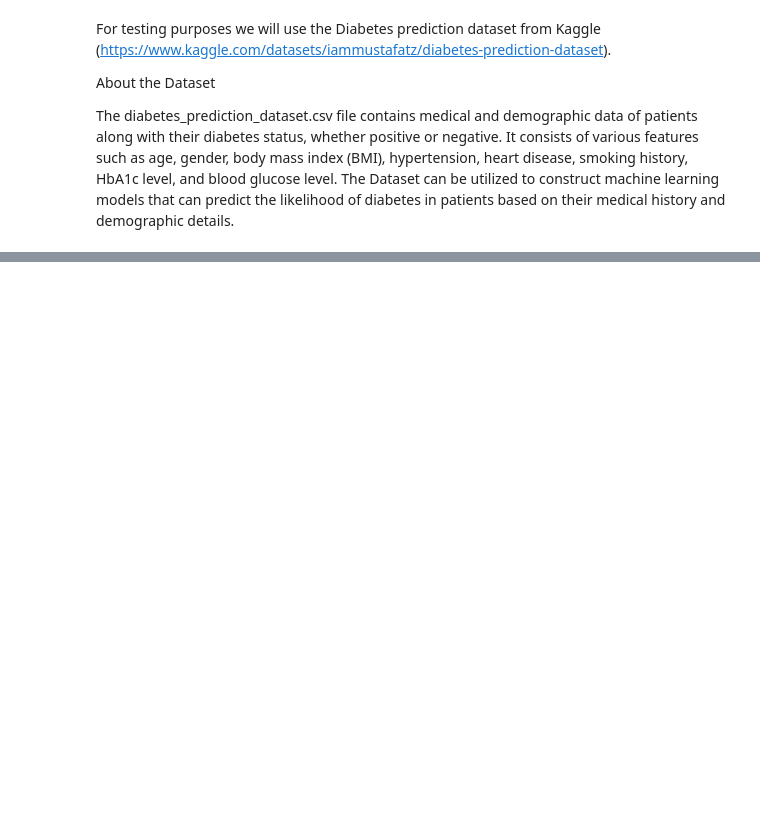
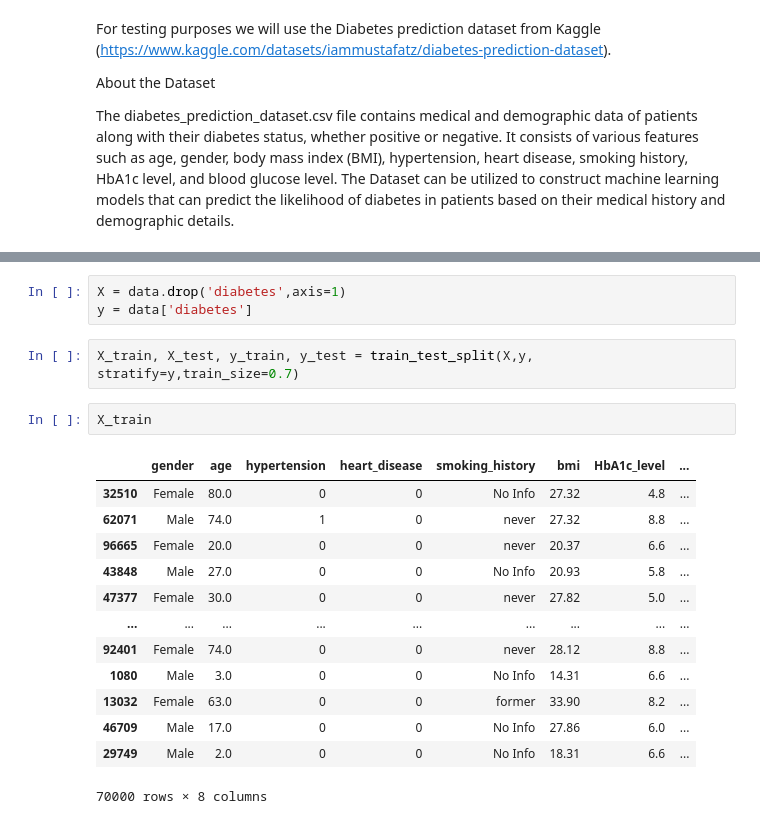
Before and after one commit to PeterOstr/kanagawa, a Jupyter notebook: hyper_tune.ipynb, the cells around one changed output, grey strips where cells are left out. Drawn from its saved outputs; the diff is of its cells as text; blank space fills up the shorter version.

```diff
--- a/hyper_tune.ipynb
+++ b/hyper_tune.ipynb
@@ -33,0 +60,21 @@ data
+# %%
+X = data.drop('diabetes',axis=1)
+y = data['diabetes']
+# %%
+X_train, X_test, y_train, y_test = train_test_split(X,y, stratify=y,train_size=0.7)
+# %%
+X_train
+# %% [output]
+|  | gender | age | hypertension | heart_disease | smoking_history | bmi | HbA1c_level | ... |
+| 32510 | Female | 80.0 | 0 | 0 | No Info | 27.32 | 4.8 | ... |
+| 62071 | Male | 74.0 | 1 | 0 | never | 27.32 | 8.8 | ... |
+| 96665 | Female | 20.0 | 0 | 0 | never | 20.37 | 6.6 | ... |
+| 43848 | Male | 27.0 | 0 | 0 | No Info | 20.93 | 5.8 | ... |
+| 47377 | Female | 30.0 | 0 | 0 | never | 27.82 | 5.0 | ... |
+| ... | ... | ... | ... | ... | ... | ... | ... | ... |
+| 92401 | Female | 74.0 | 0 | 0 | never | 28.12 | 8.8 | ... |
+| 1080 | Male | 3.0 | 0 | 0 | No Info | 14.31 | 6.6 | ... |
+| 13032 | Female | 63.0 | 0 | 0 | former | 33.90 | 8.2 | ... |
+| 46709 | Male | 17.0 | 0 | 0 | No Info | 27.86 | 6.0 | ... |
+| 29749 | Male | 2.0 | 0 | 0 | No Info | 18.31 | 6.6 | ... |
+70000 rows × 8 columns
```
Also changed, not shown: parts of 10 cells of this notebook.
